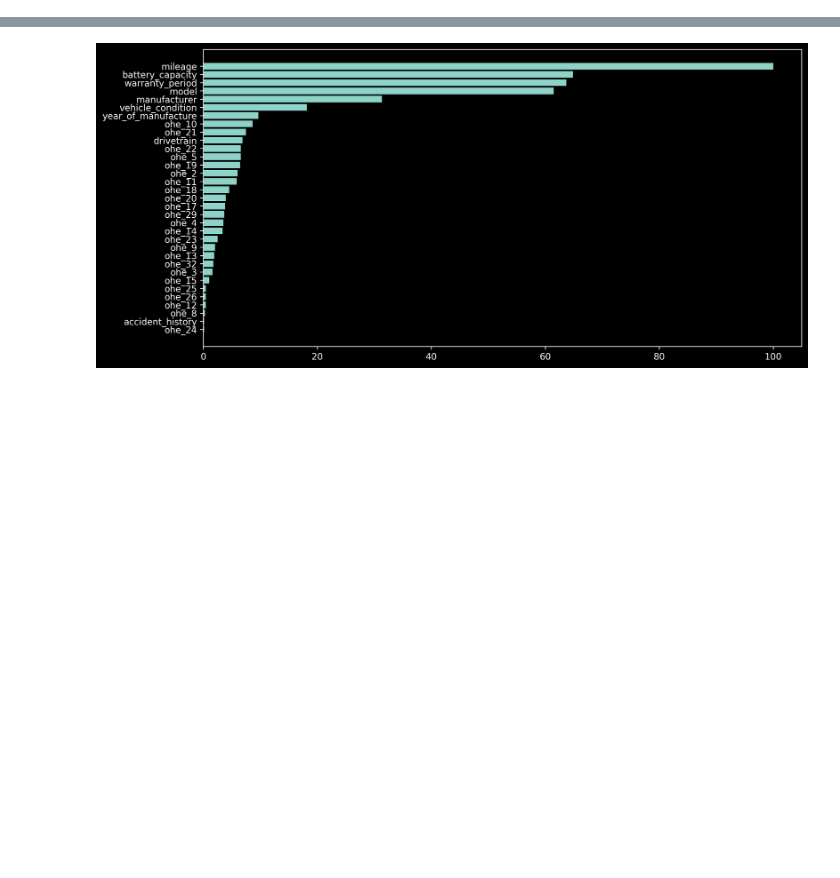
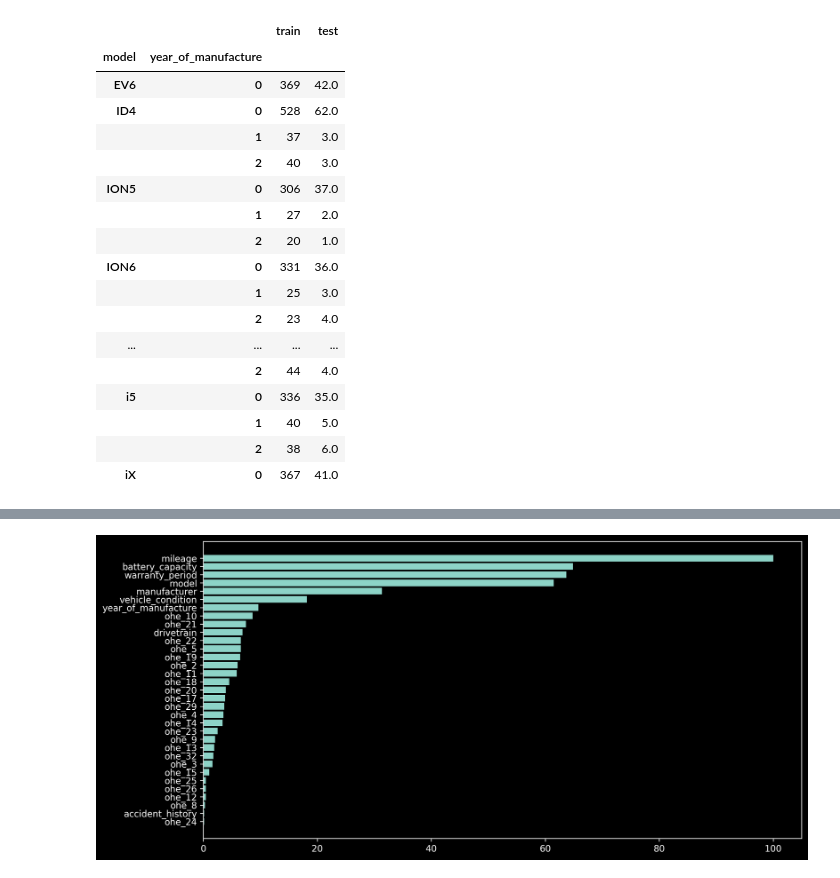
Before and after one commit to pakchu/ev-price-prediction, a Jupyter notebook: current best.ipynb, the cells around one changed output, grey strips where cells are left out. Drawn from its saved outputs; the diff is of its cells as text; code cells hidden in the pictures; blank space fills up the shorter version.

```diff
--- a/current best.ipynb
+++ b/current best.ipynb
@@ -57,0 +106,31 @@ test['battery_capacity'] = test['battery_capacity'].fillna(0)
+# %%
+group = [
+    # 'manufacturer',
+    # 'model',
+    # 'accident_history',
+    # 'vehicle_condition',
+    # 'accident_history',
+    'model',
+    'year_of_manufacture',
+    # 'drivetrain',
+]
+pd.concat([train.groupby(group).size(), test.groupby(group).size()], axis=1).rename(columns={0: 'train', 1: 'test'})
+# %% [output]
+|  |  | train | test |
+| model | year_of_manufacture |  |  |
+| EV6 | 0 | 369 | 42.0 |
+| ID4 | 0 | 528 | 62.0 |
+|  | 1 | 37 | 3.0 |
+|  | 2 | 40 | 3.0 |
+| ION5 | 0 | 306 | 37.0 |
+|  | 1 | 27 | 2.0 |
+|  | 2 | 20 | 1.0 |
+| ION6 | 0 | 331 | 36.0 |
+|  | 1 | 25 | 3.0 |
+|  | 2 | 23 | 4.0 |
+| ... | ... | ... | ... |
+|  | 2 | 44 | 4.0 |
+| i5 | 0 | 336 | 35.0 |
+|  | 1 | 40 | 5.0 |
+|  | 2 | 38 | 6.0 |
+| iX | 0 | 367 | 41.0 |
```
Also changed, not shown: parts of 15 cells of this notebook, 6 other files.
